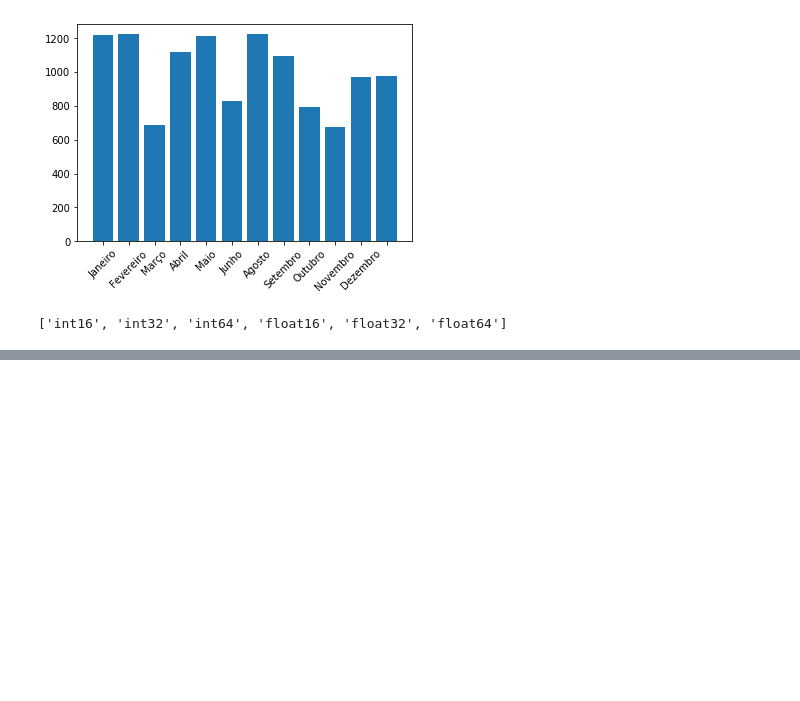
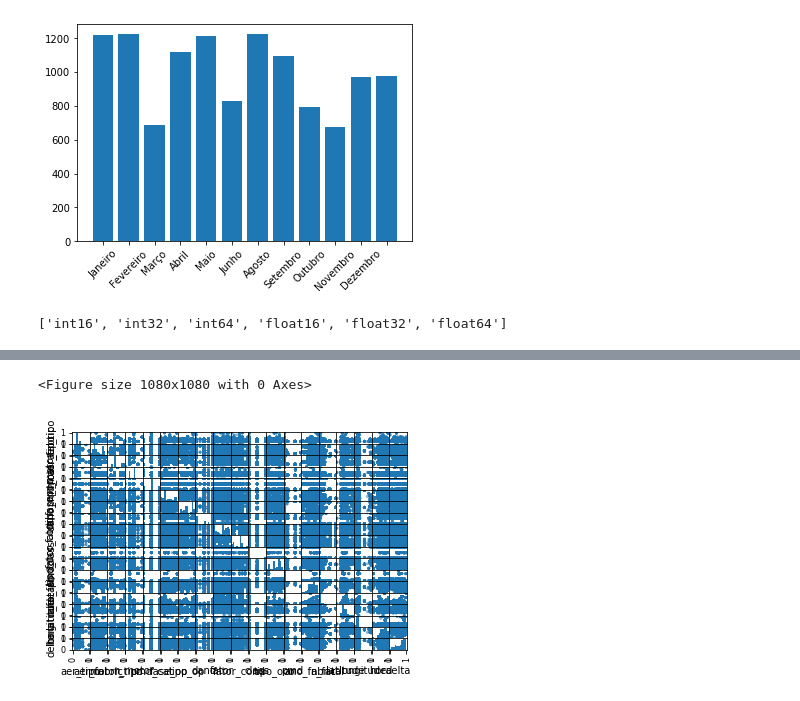
Before and after one commit to paulosjc/cap394, a Jupyter notebook: cap394.ipynb, the cells around one changed output, grey strips where cells are left out. Cells and saved outputs as stored; diff of their text form; code cells hidden in the pictures; blank space fills up the shorter version.

```diff
--- a/cap394.ipynb
+++ b/cap394.ipynb
@@ -189,0 +487,5 @@ df_num
+# %%
+df_tidy_num = pd.DataFrame()
+# %%
+for column in df_tidy.select_dtypes(include = 'category').columns:
+    df_tidy_num[column] = df_tidy[column].cat.codes
@@ -189,0 +512,3 @@ df_num
+# %%
+for column in df_tidy.select_dtypes(include = ['int64', 'float64']).columns:
+    df_tidy_num[column] = df_tidy[column]
@@ -189,0 +554,3 @@ df_num
+# %%
+for column in df_tidy_num.columns:
+    df_tidy_num[column] = (df_tidy_num[column] - df_tidy_num[column].min())/(df_tidy_num[column].max() - df_tidy_num[column].min())
@@ -189,0 +590,8 @@ df_num
+# %%
+from pandas.plotting import scatter_matrix
+plt.figure(figsize = (15, 15))
+scatter_matrix(df_tidy_num)
+plt.show()
+# %% [output]
+<Figure size 1080x1080 with 0 Axes>
+[figure, added]
```
Also changed, not shown: parts of 51 cells of this notebook.
